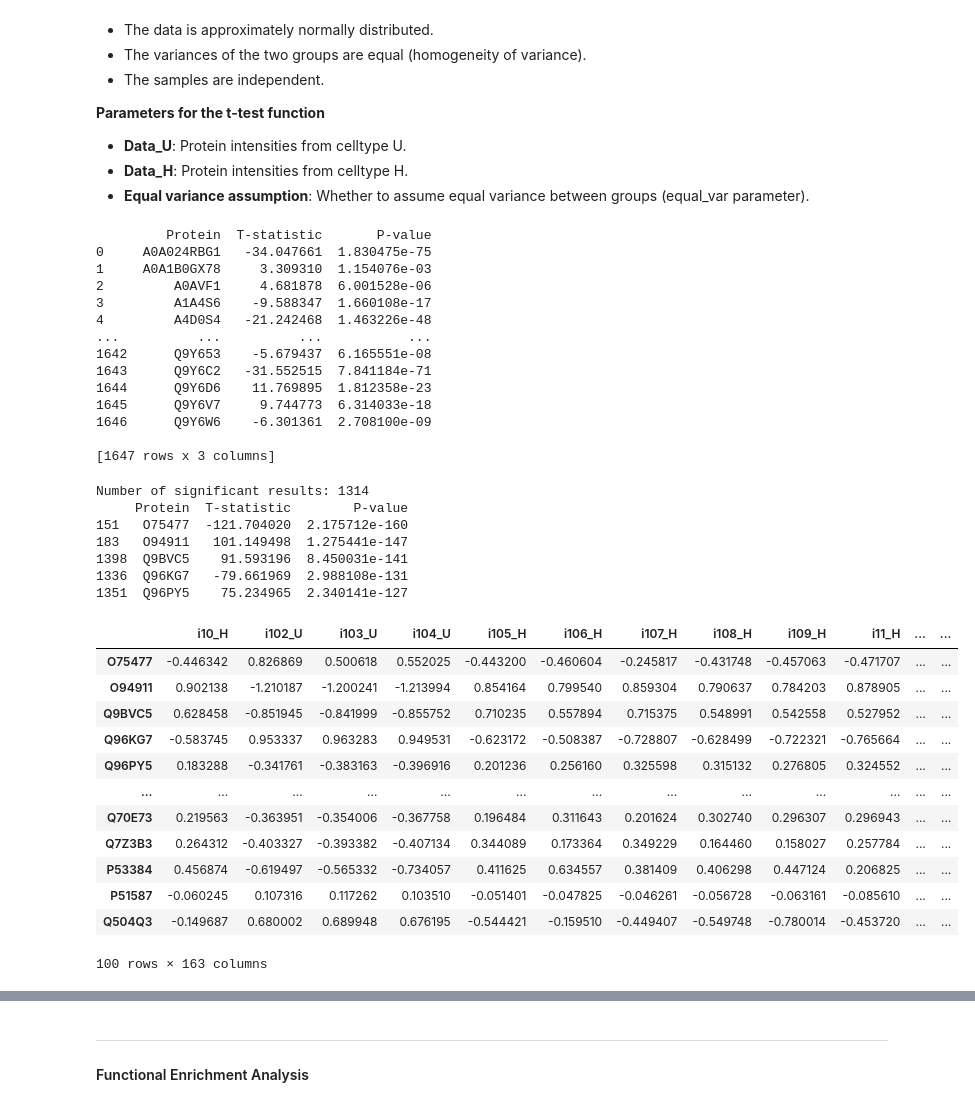
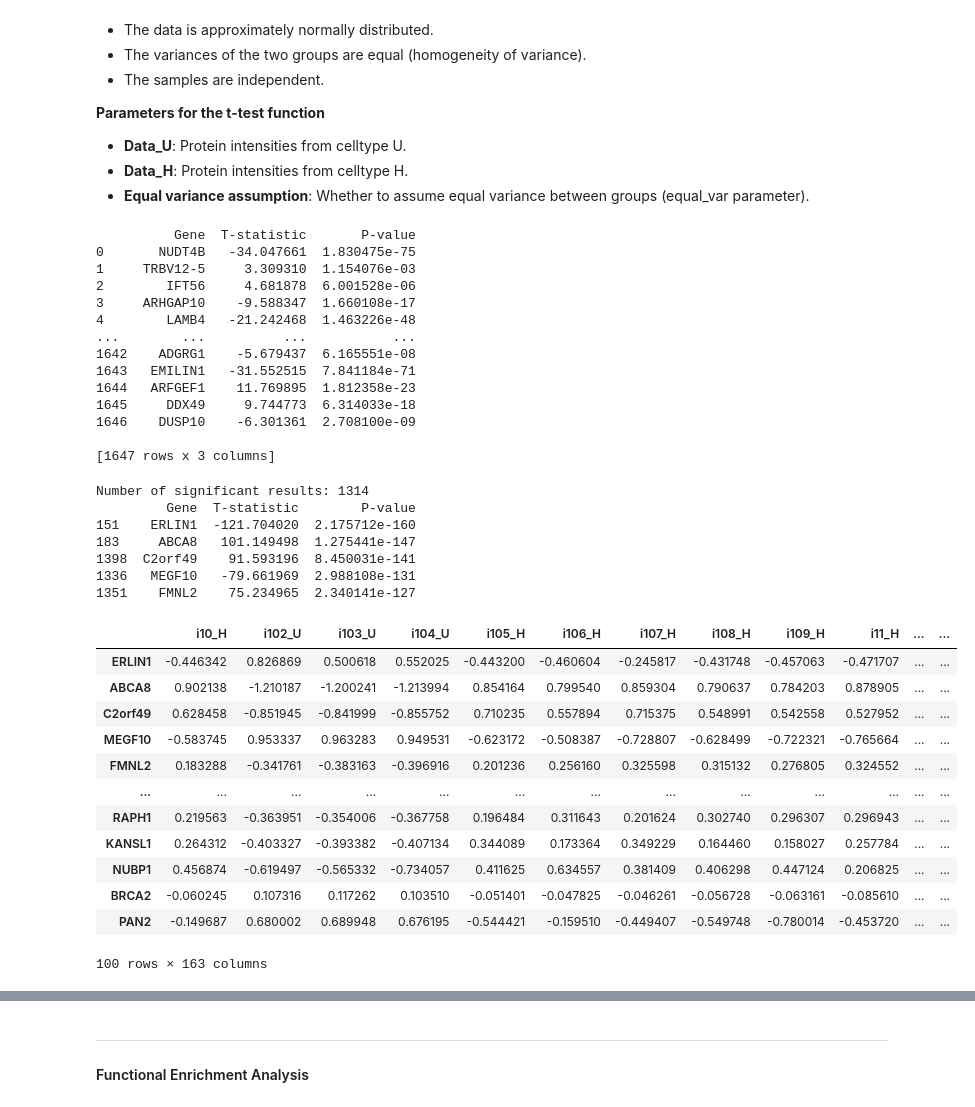
Before and after one commit to powwowath/pyMSpro, a Jupyter notebook: 00_simple_pipeline.ipynb, the cells around one changed output, grey strips where cells are left out. Drawn from its saved outputs; the diff is of its cells as text; code cells hidden in the pictures.

```diff
--- a/00_simple_pipeline.ipynb
+++ b/00_simple_pipeline.ipynb
@@ -200,0 +83,4 @@ mapped_ids
+# %%
+unipcl = UniprotClient()
+gene_names = unipcl.batch_translate_protein_ids(prot_intensity.index[1:])
+prot_intensity.index = [gene_names.get(i, i) for i in prot_intensity.index]
@@ -372,25 +278,25 @@ for protein in proteins:
 
 # Create a DataFrame to hold the results
 results_df = pd.DataFrame({
-    'Protein': proteins,
+    'Gene': proteins,
     'T-statistic': t_stats,
     'P-value': p_values
 })
 
 print(results_df)
 # %% [output]
-         Protein  T-statistic       P-value
-0     A0A024RBG1   -34.047661  1.830475e-75
-1     A0A1B0GX78     3.309310  1.154076e-03
-2         A0AVF1     4.681878  6.001528e-06
-3         A1A4S6    -9.588347  1.660108e-17
-4         A4D0S4   -21.242468  1.463226e-48
-...          ...          ...           ...
-1642      Q9Y653    -5.679437  6.165551e-08
-1643      Q9Y6C2   -31.552515  7.841184e-71
-1644      Q9Y6D6    11.769895  1.812358e-23
-1645      Q9Y6V7     9.744773  6.314033e-18
-1646      Q9Y6W6    -6.301361  2.708100e-09
+          Gene  T-statistic       P-value
+0       NUDT4B   -34.047661  1.830475e-75
+1     TRBV12-5     3.309310  1.154076e-03
+2        IFT56     4.681878  6.001528e-06
+3     ARHGAP10    -9.588347  1.660108e-17
+4        LAMB4   -21.242468  1.463226e-48
+...        ...          ...           ...
+1642    ADGRG1    -5.679437  6.165551e-08
+1643   EMILIN1   -31.552515  7.841184e-71
+1644   ARFGEF1    11.769895  1.812358e-23
+1645     DDX49     9.744773  6.314033e-18
+1646    DUSP10    -6.301361  2.708100e-09
 
 [1647 rows x 3 columns]
 # %%
@@ -403,39 +309,39 @@ sorted_results = results_df.sort_values(by='P-value')
 print(sorted_results.head())
 # %% [output]
 Number of significant results: 1314
-     Protein  T-statistic        P-value
-151   O75477  -121.704020  2.175712e-160
-183   O94911   101.149498  1.275441e-147
-1398  Q9BVC5    91.593196  8.450031e-141
-1336  Q96KG7   -79.661969  2.988108e-131
-1351  Q96PY5    75.234965  2.340141e-127
+         Gene  T-statistic        P-value
+151    ERLIN1  -121.704020  2.175712e-160
+183     ABCA8   101.149498  1.275441e-147
+1398  C2orf49    91.593196  8.450031e-141
+1336   MEGF10   -79.661969  2.988108e-131
+1351    FMNL2    75.234965  2.340141e-127
 # %%
 # Create a new data frame with the 100 more significant proteins
 significant_100_proteins = sorted_results.head(100)
 
 # Create a data frame with the intensities of the 100 more significant proteins
-significant_100_proteins_intensity = prot_intensity.loc[significant_100_proteins['Protein']]
+significant_100_proteins_intensity = prot_intensity.loc[significant_100_proteins['Gene']]
 
 # Transform values to numeric
 significant_100_proteins_intensity = significant_100_proteins_intensity.apply(pd.to_numeric, errors='coerce')
 
 # Concatenate the metadata value to the current columnname
 significant_100_proteins_intensity.columns = prot_intensity.columns + '_' + prot_intensity.loc['celltype']
 
 significant_100_proteins_intensity
 # %% [output]
 |  | i10_H | i102_U | i103_U | i104_U | i105_H | i106_H | i107_H | i108_H | i109_H | i11_H | ... | ... |
-| O75477 | -0.446342 | 0.826869 | 0.500618 | 0.552025 | -0.443200 | -0.460604 | -0.245817 | -0.431748 | -0.457063 | -0.471707 | ... | ... |
-| O94911 | 0.902138 | -1.210187 | -1.200241 | -1.213994 | 0.854164 | 0.799540 | 0.859304 | 0.790637 | 0.784203 | 0.878905 | ... | ... |
-| Q9BVC5 | 0.628458 | -0.851945 | -0.841999 | -0.855752 | 0.710235 | 0.557894 | 0.715375 | 0.548991 | 0.542558 | 0.527952 | ... | ... |
-| Q96KG7 | -0.583745 | 0.953337 | 0.963283 | 0.949531 | -0.623172 | -0.508387 | -0.728807 | -0.628499 | -0.722321 | -0.765664 | ... | ... |
-| Q96PY5 | 0.183288 | -0.341761 | -0.383163 | -0.396916 | 0.201236 | 0.256160 | 0.325598 | 0.315132 | 0.276805 | 0.324552 | ... | ... |
+| ERLIN1 | -0.446342 | 0.826869 | 0.500618 | 0.552025 | -0.443200 | -0.460604 | -0.245817 | -0.431748 | -0.457063 | -0.471707 | ... | ... |
+| ABCA8 | 0.902138 | -1.210187 | -1.200241 | -1.213994 | 0.854164 | 0.799540 | 0.859304 | 0.790637 | 0.784203 | 0.878905 | ... | ... |
+| C2orf49 | 0.628458 | -0.851945 | -0.841999 | -0.855752 | 0.710235 | 0.557894 | 0.715375 | 0.548991 | 0.542558 | 0.527952 | ... | ... |
+| MEGF10 | -0.583745 | 0.953337 | 0.963283 | 0.949531 | -0.623172 | -0.508387 | -0.728807 | -0.628499 | -0.722321 | -0.765664 | ... | ... |
+| FMNL2 | 0.183288 | -0.341761 | -0.383163 | -0.396916 | 0.201236 | 0.256160 | 0.325598 | 0.315132 | 0.276805 | 0.324552 | ... | ... |
 | ... | ... | ... | ... | ... | ... | ... | ... | ... | ... | ... | ... | ... |
-| Q70E73 | 0.219563 | -0.363951 | -0.354006 | -0.367758 | 0.196484 | 0.311643 | 0.201624 | 0.302740 | 0.296307 | 0.296943 | ... | ... |
-| Q7Z3B3 | 0.264312 | -0.403327 | -0.393382 | -0.407134 | 0.344089 | 0.173364 | 0.349229 | 0.164460 | 0.158027 | 0.257784 | ... | ... |
-| P53384 | 0.456874 | -0.619497 | -0.565332 | -0.734057 | 0.411625 | 0.634557 | 0.381409 | 0.406298 | 0.447124 | 0.206825 | ... | ... |
-| P51587 | -0.060245 | 0.107316 | 0.117262 | 0.103510 | -0.051401 | -0.047825 | -0.046261 | -0.056728 | -0.063161 | -0.085610 | ... | ... |
-| Q504Q3 | -0.149687 | 0.680002 | 0.689948 | 0.676195 | -0.544421 | -0.159510 | -0.449407 | -0.549748 | -0.780014 | -0.453720 | ... | ... |
+| RAPH1 | 0.219563 | -0.363951 | -0.354006 | -0.367758 | 0.196484 | 0.311643 | 0.201624 | 0.302740 | 0.296307 | 0.296943 | ... | ... |
+| KANSL1 | 0.264312 | -0.403327 | -0.393382 | -0.407134 | 0.344089 | 0.173364 | 0.349229 | 0.164460 | 0.158027 | 0.257784 | ... | ... |
+| NUBP1 | 0.456874 | -0.619497 | -0.565332 | -0.734057 | 0.411625 | 0.634557 | 0.381409 | 0.406298 | 0.447124 | 0.206825 | ... | ... |
+| BRCA2 | -0.060245 | 0.107316 | 0.117262 | 0.103510 | -0.051401 | -0.047825 | -0.046261 | -0.056728 | -0.063161 | -0.085610 | ... | ... |
+| PAN2 | -0.149687 | 0.680002 | 0.689948 | 0.676195 | -0.544421 | -0.159510 | -0.449407 | -0.549748 | -0.780014 | -0.453720 | ... | ... |
 100 rows × 163 columns
 # %%
 # Create a new data frame with the 50 more significant proteins
```
Also changed, not shown: parts of 28 cells of this notebook, 8 other files.
